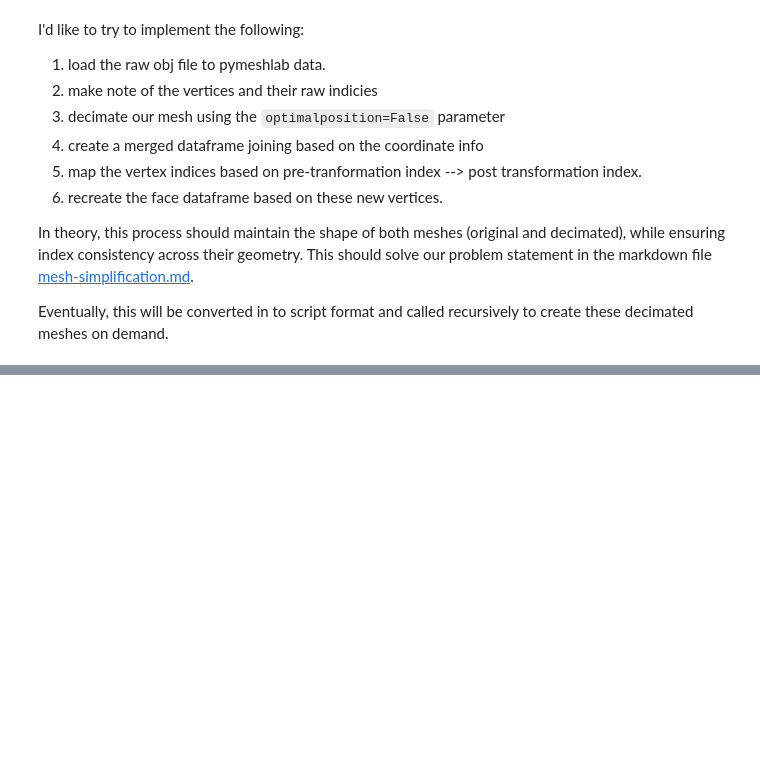
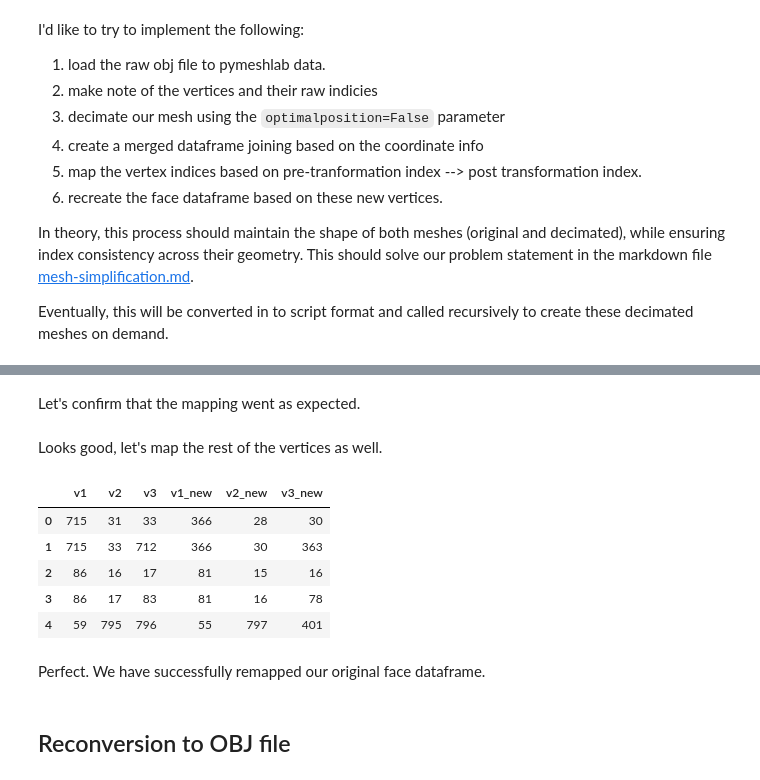
Before and after one commit to suryashch/3d_modelling, a Jupyter notebook: research/reducing-mesh-density/notebooks/mesh-simplification.ipynb, the cells around one changed output, grey strips where cells are left out. Cells and saved outputs as stored; diff of their text form; code cells hidden in the pictures; blank space fills up the shorter version.

Commit message:
added section on reconversion to obj file

```diff
--- a/research/reducing-mesh-density/notebooks/mesh-simplification.ipynb
+++ b/research/reducing-mesh-density/notebooks/mesh-simplification.ipynb
@@ -171,0 +287,7 @@ array([[366,  28,  30],
+# %%
+mapping_dict = {}
+
+for i in merged_df_vertex.index:
+    mapping_dict[ merged_df_vertex.loc[i]["vertex_index_x"] ] = i
+
+mapping_dict
@@ -171,0 +314,3 @@ array([[366,  28,  30],
+# %%
+baseline_face_df_reconstruct = baseline_face_df.copy()
+baseline_face_df_reconstruct.head()
@@ -171,0 +326,3 @@ array([[366,  28,  30],
+# %%
+baseline_face_df_reconstruct["v1_new"] = baseline_face_df_reconstruct["v1"].map(mapping_dict)
+baseline_face_df_reconstruct.head()
@@ -171,0 +336,2 @@ array([[366,  28,  30],
+# %% [markdown]
+Let's confirm that the mapping went as expected.
@@ -171,0 +341,18 @@ array([[366,  28,  30],
+# %% [markdown]
+Looks good, let's map the rest of the vertices as well.
+# %%
+baseline_face_df_reconstruct["v2_new"] = baseline_face_df_reconstruct["v2"].map(mapping_dict)
+baseline_face_df_reconstruct["v3_new"] = baseline_face_df_reconstruct["v3"].map(mapping_dict)
+
+baseline_face_df_reconstruct.head()
+# %% [output]
+|  | v1 | v2 | v3 | v1_new | v2_new | v3_new |
+| 0 | 715 | 31 | 33 | 366 | 28 | 30 |
+| 1 | 715 | 33 | 712 | 366 | 30 | 363 |
+| 2 | 86 | 16 | 17 | 81 | 15 | 16 |
+| 3 | 86 | 17 | 83 | 81 | 16 | 78 |
+| 4 | 59 | 795 | 796 | 55 | 797 | 401 |
+# %% [markdown]
+Perfect. We have successfully remapped our original face dataframe.
+# %% [markdown]
+## Reconversion to OBJ file
```
Also changed, not shown: parts of 35 cells of this notebook.
